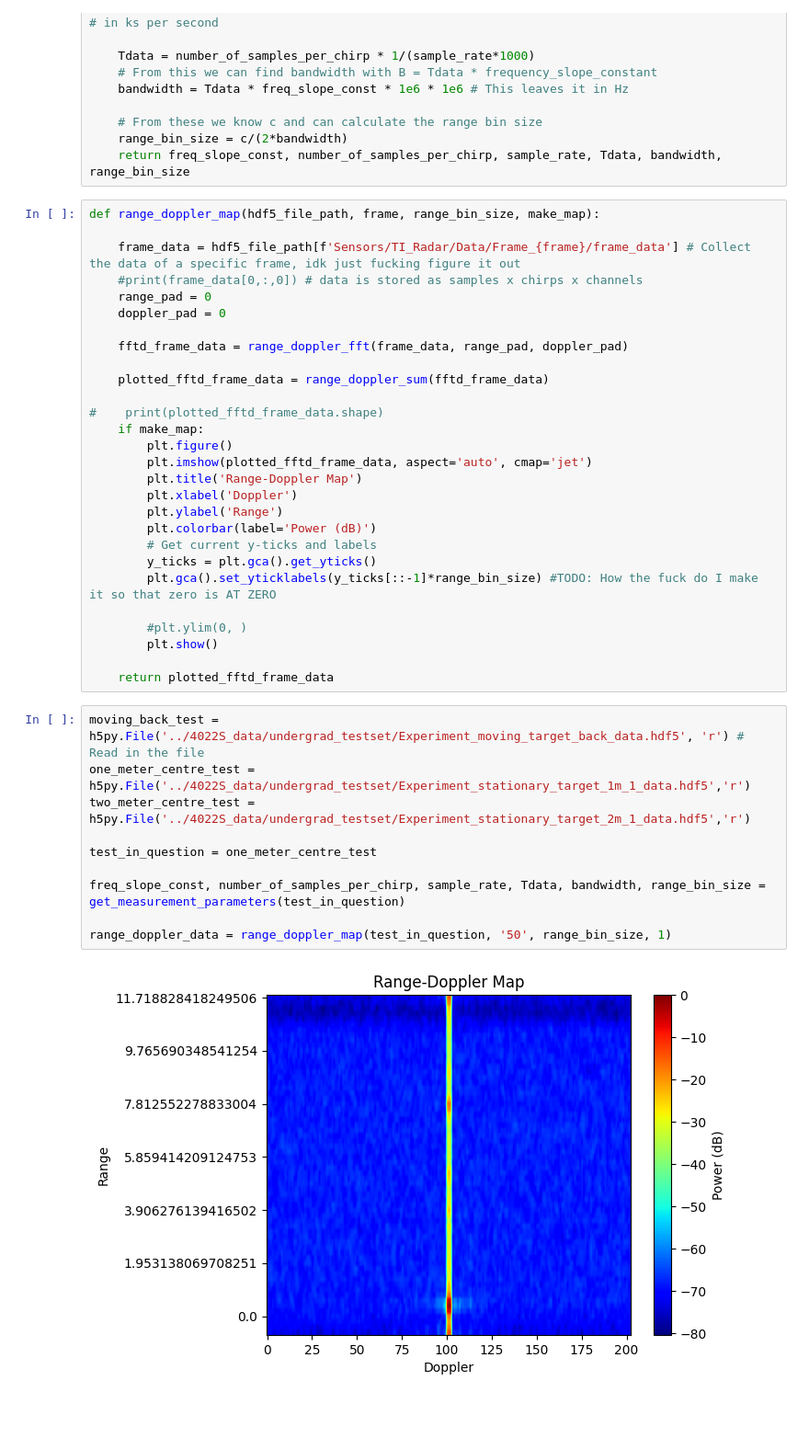
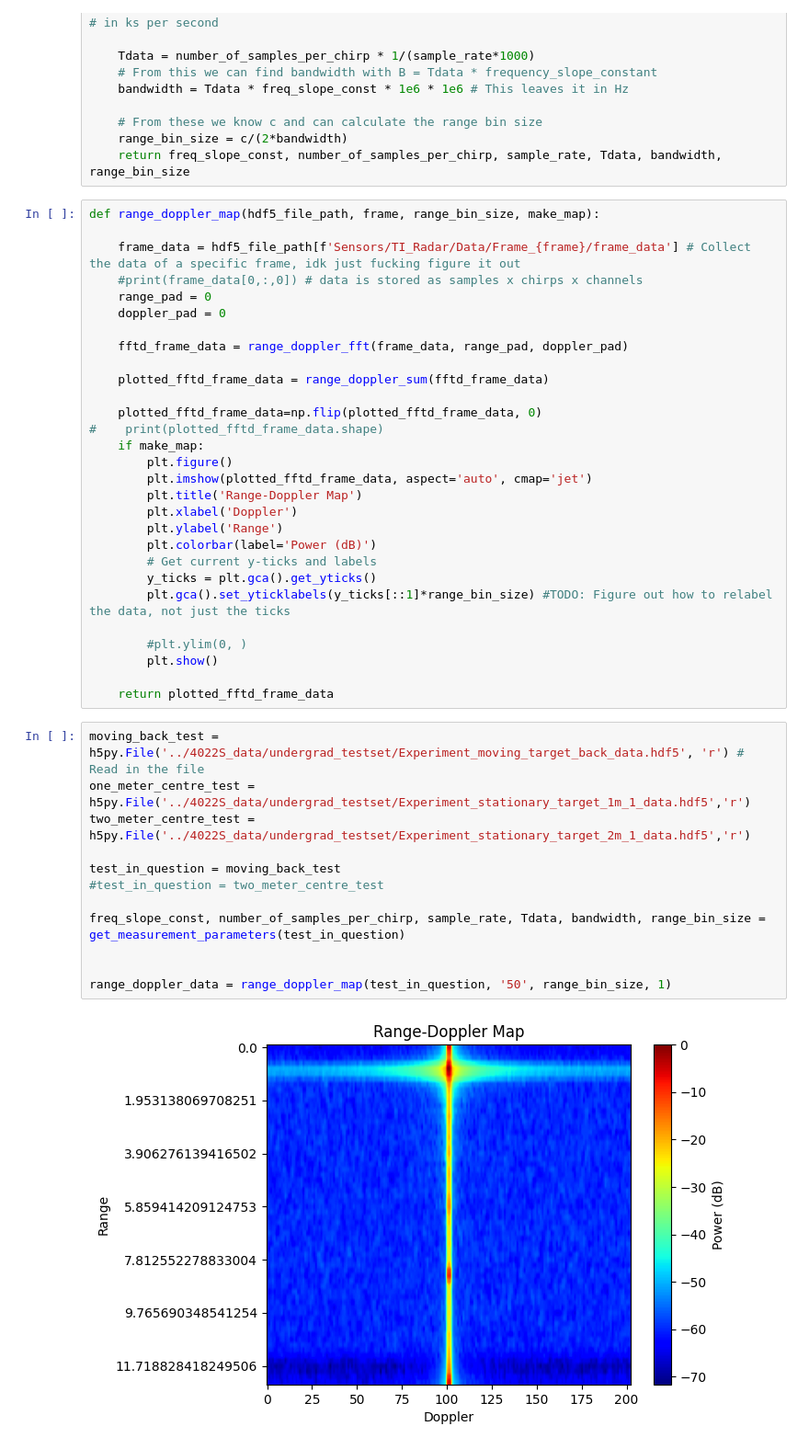
Before and after one commit to HarryPaniccc/4022S_code, a Jupyter notebook: range_doppler_notebook.ipynb, the cells around one changed output. Shown: that part at 92% size. Cells and saved outputs as stored; diff of their text form; blank space fills up the shorter version.

```diff
--- a/range_doppler_notebook.ipynb
+++ b/range_doppler_notebook.ipynb
@@ -41,6 +41,7 @@ def range_doppler_map(hdf5_file_path, frame, range_bin_size, make_map):
 
     plotted_fftd_frame_data = range_doppler_sum(fftd_frame_data)
 
+    plotted_fftd_frame_data=np.flip(plotted_fftd_frame_data, 0)
 #    print(plotted_fftd_frame_data.shape)
     if make_map:
         plt.figure()
@@ -51,7 +52,7 @@ def range_doppler_map(hdf5_file_path, frame, range_bin_size, make_map):
         plt.colorbar(label='Power (dB)')
         # Get current y-ticks and labels
         y_ticks = plt.gca().get_yticks()
-        plt.gca().set_yticklabels(y_ticks[::-1]*range_bin_size) #TODO: How the fuck do I make it so that zero is AT ZERO
+        plt.gca().set_yticklabels(y_ticks[::1]*range_bin_size) #TODO: Figure out how to relabel the data, not just the ticks
 
         #plt.ylim(0, )
         plt.show()
@@ -60,15 +61,17 @@ def range_doppler_map(hdf5_file_path, frame, range_bin_size, make_map):
 # %%
 moving_back_test = h5py.File('../4022S_data/undergrad_testset/Experiment_moving_target_back_data.hdf5', 'r') # Read in the file
 one_meter_centre_test = h5py.File('../4022S_data/undergrad_testset/Experiment_stationary_target_1m_1_data.hdf5','r')
 two_meter_centre_test = h5py.File('../4022S_data/undergrad_testset/Experiment_stationary_target_2m_1_data.hdf5','r')
 
-test_in_question = one_meter_centre_test
+test_in_question = moving_back_test
+#test_in_question = two_meter_centre_test
 
 freq_slope_const, number_of_samples_per_chirp, sample_rate, Tdata, bandwidth, range_bin_size = get_measurement_parameters(test_in_question)
 
+
 range_doppler_data = range_doppler_map(test_in_question, '50', range_bin_size, 1)
 # %% [output]
-[figure, old version]
+[figure, new version]
 # %%
 # Trying a homemade range-doppler map - can ignore this
 target_frame = 'Sensors/TI_Radar/Data/Frame_0'
```
Also changed, not shown: parts of 2 cells of this notebook, 1 other file.
